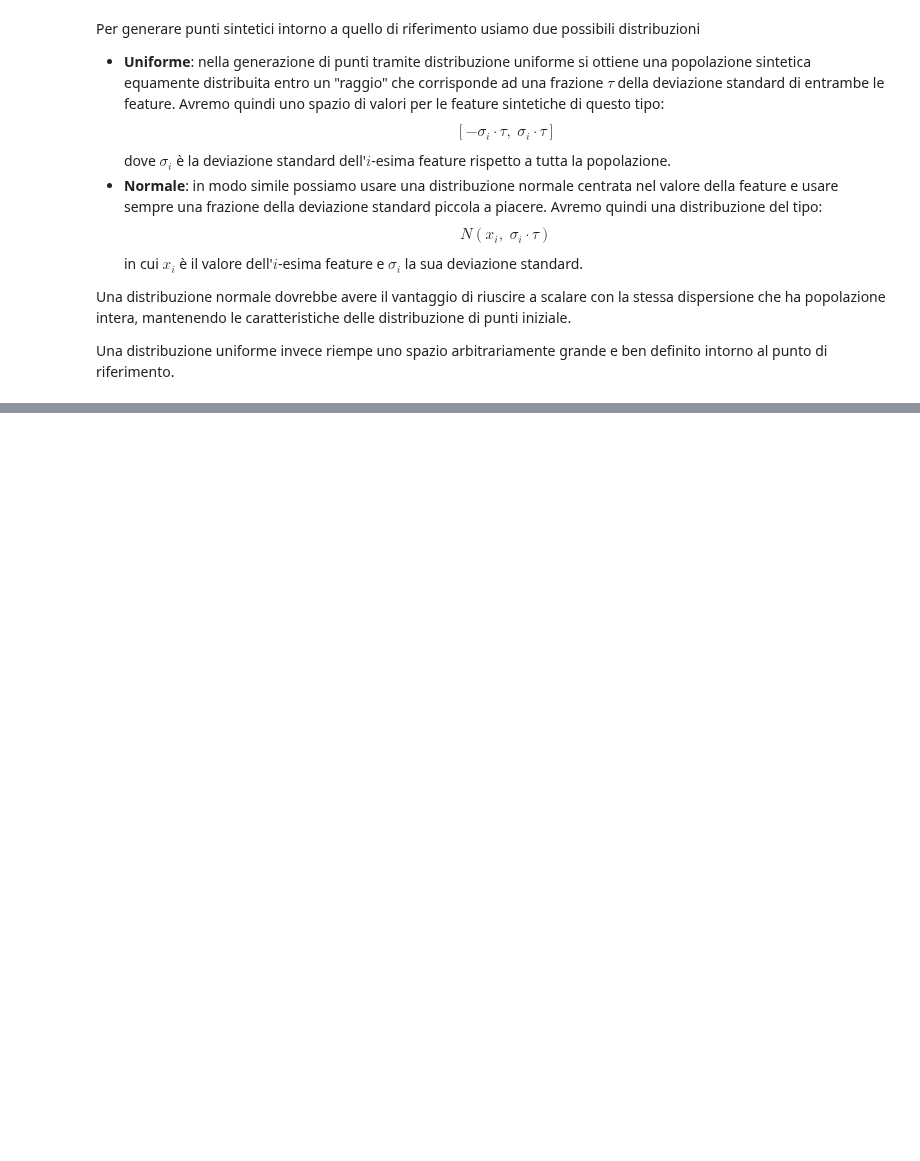
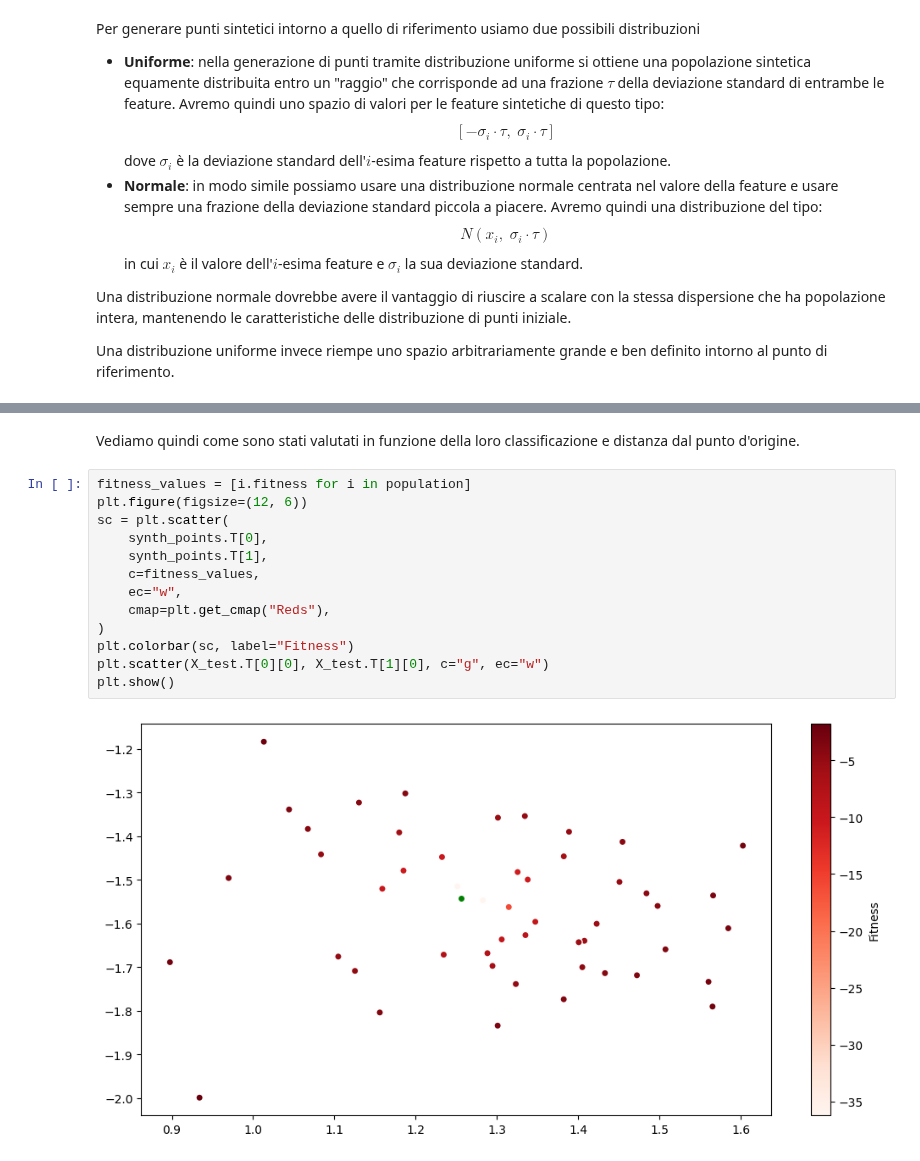
Before and after one commit to FedericoBustaffa/thesis, a Jupyter notebook: src/explain_classifier.ipynb, the cells around one changed output, grey strips where cells are left out. Drawn from its saved outputs; the diff is of its cells as text; blank space fills up the shorter version.

```diff
--- a/src/explain_classifier.ipynb
+++ b/src/explain_classifier.ipynb
@@ -286 +258,19 @@ other class: 0
+# %% [markdown]
+Vediamo quindi come sono stati valutati in funzione della loro classificazione
+e distanza dal punto d'origine.
+# %%
+fitness_values = [i.fitness for i in population]
+plt.figure(figsize=(12, 6))
+sc = plt.scatter(
+    synth_points.T[0],
+    synth_points.T[1],
+    c=fitness_values,
+    ec="w",
+    cmap=plt.get_cmap("Reds"),
+)
+plt.colorbar(sc, label="Fitness")
+plt.scatter(X_test.T[0][0], X_test.T[1][0], c="g", ec="w")
+plt.show()
+# %% [output]
+[figure, added]
 # %% [markdown]
```
Also changed, not shown: parts of 17 cells of this notebook, 6 other files.
